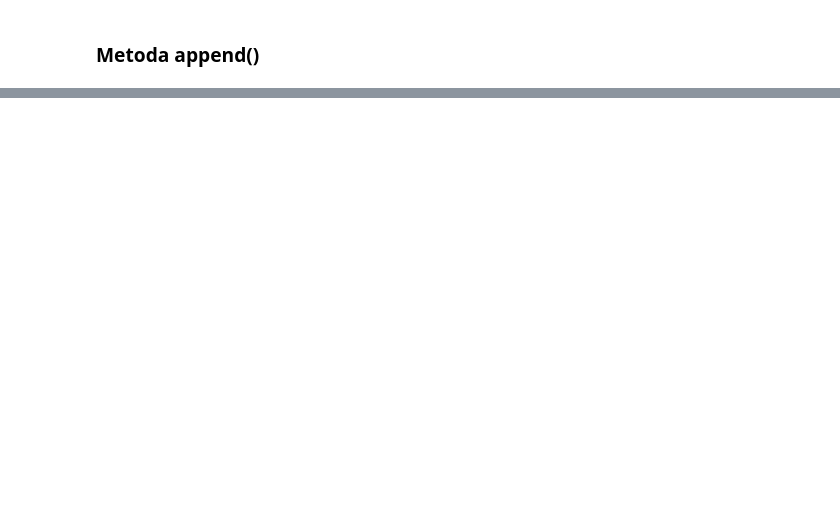
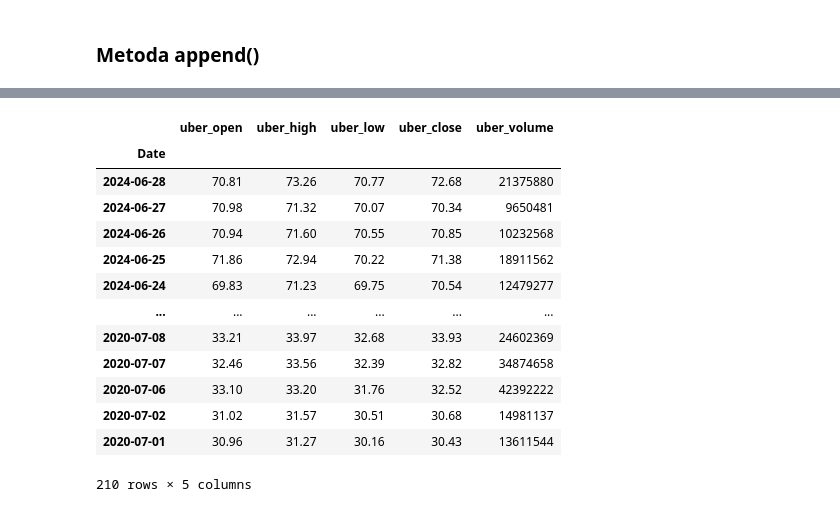
Before and after one commit to PiKoz360/test_ml, a Jupyter notebook: 02_analiza_danych/04_laczenie_danych.ipynb, the cells around one changed output, grey strips where cells are left out. Saved outputs shown, nothing was run; the diff lists cells and outputs as text; code cells hidden in the pictures; blank space fills up the shorter version.

```diff
--- a/02_analiza_danych/04_laczenie_danych.ipynb
+++ b/02_analiza_danych/04_laczenie_danych.ipynb
@@ -260,3 +259,0 @@ uber_7
-# %%
-uber_6_7 = uber_6.append(uber_7)
-uber_6_7
@@ -281,0 +276,20 @@ uber_6_7
+# %%
+import pandas as pd  # Zaimportuj pandas, jeśli jeszcze nie zostało to zrobione
+
+uber_6_7 = pd.concat([uber_6, uber_7])  # Użyj pd.concat do połączenia obiektów DataFrame
+uber_6_7
+# %% [output]
+|  | uber_open | uber_high | uber_low | uber_close | uber_volume |
+| Date |  |  |  |  |  |
+| 2024-06-28 | 70.81 | 73.26 | 70.77 | 72.68 | 21375880 |
+| 2024-06-27 | 70.98 | 71.32 | 70.07 | 70.34 | 9650481 |
+| 2024-06-26 | 70.94 | 71.60 | 70.55 | 70.85 | 10232568 |
+| 2024-06-25 | 71.86 | 72.94 | 70.22 | 71.38 | 18911562 |
+| 2024-06-24 | 69.83 | 71.23 | 69.75 | 70.54 | 12479277 |
+| ... | ... | ... | ... | ... | ... |
+| 2020-07-08 | 33.21 | 33.97 | 32.68 | 33.93 | 24602369 |
+| 2020-07-07 | 32.46 | 33.56 | 32.39 | 32.82 | 34874658 |
+| 2020-07-06 | 33.10 | 33.20 | 31.76 | 32.52 | 42392222 |
+| 2020-07-02 | 31.02 | 31.57 | 30.51 | 30.68 | 14981137 |
+| 2020-07-01 | 30.96 | 31.27 | 30.16 | 30.43 | 13611544 |
+210 rows × 5 columns
```
Also changed, not shown: parts of 16 cells of this notebook.
